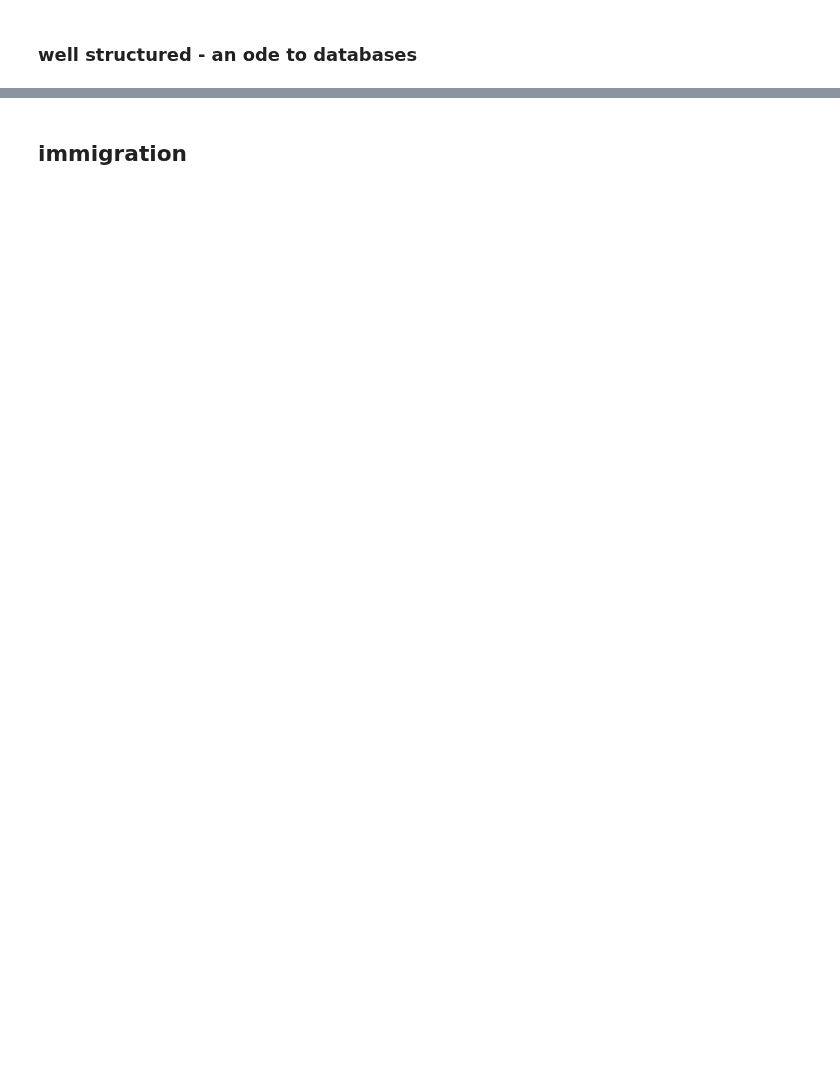
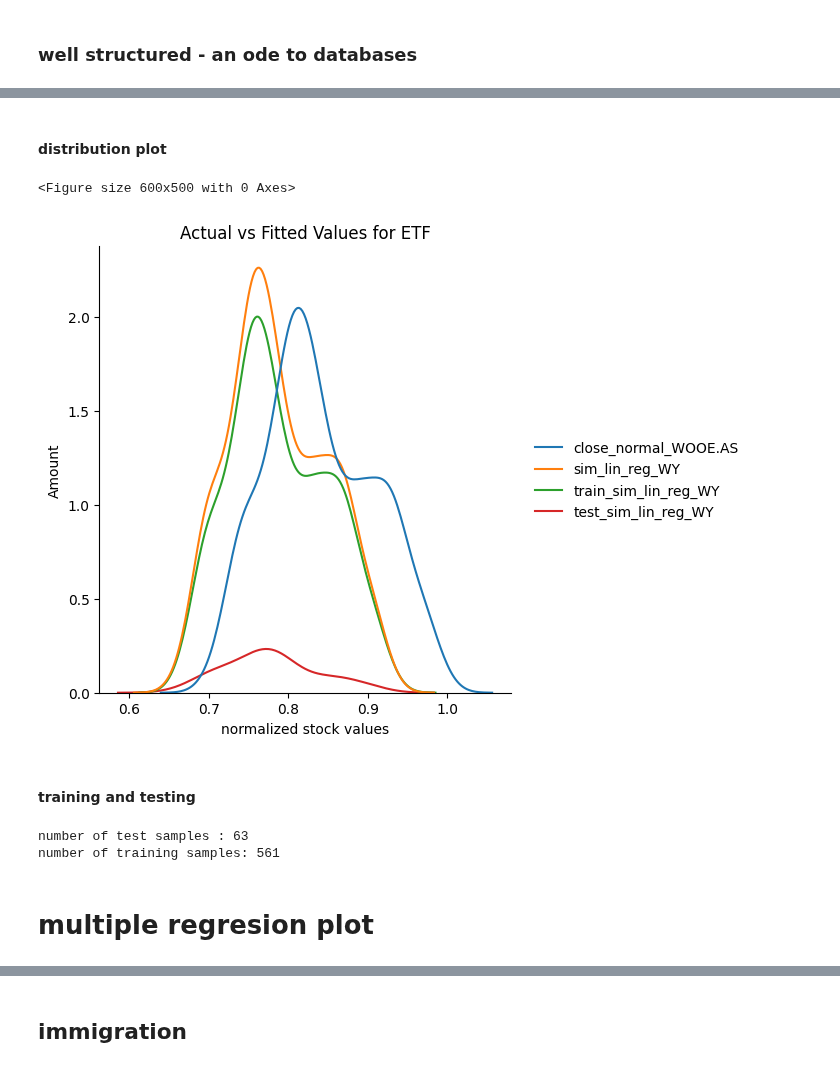
Before and after one commit to scaja/python_libraries_toolkits_for_modern_day_analysts_deprecated, a Jupyter notebook: 05_data_evaluation.ipynb, the cells around one changed output, grey strips where cells are left out. Saved outputs shown, nothing was run; the diff lists cells and outputs as text; code cells hidden in the pictures; blank space fills up the shorter version.

```diff
--- a/05_data_evaluation.ipynb
+++ b/05_data_evaluation.ipynb
@@ -8,0 +183,27 @@ import numpy as np
+# %% [markdown]
+#### distribution plot
+# %%
+plot_bucket_sim_lin_reg_pred = pd.concat([bucket_sim_lin_reg_pred,train_bucket_sim_lin_reg_load, test_bucket_sim_lin_reg_load], axis=1)
+plt.figure(figsize=(6, 5))
+sns.displot(plot_bucket_sim_lin_reg_pred, label="Fitted Values" , kind="kde")
+plt.title('Actual vs Fitted Values for ETF')
+plt.xlabel('normalized stock values')
+plt.ylabel('Amount')
+plt.show()
+plt.close()
+# %% [output]
+<Figure size 600x500 with 0 Axes>
+[figure, added]
+# %% [markdown]
+#### training and testing
+# %%
+x_train_sim_lin_reg, x_test_sim_lin_reg, y_train_sim_lin_reg, y_test_sim_lin_reg = train_test_split(sim_lin_reg_indep_var, sim_lin_reg_dep_var, test_size=0.10, random_state=1)
+
+
+print("number of test samples :", x_test_sim_lin_reg.shape[0])
+print("number of training samples:",x_train_sim_lin_reg.shape[0])
+# %% [output]
+number of test samples : 63
+number of training samples: 561
+# %% [markdown]
+# multiple regresion plot
```
Also changed, not shown: parts of 36 cells of this notebook, 1 other file.
